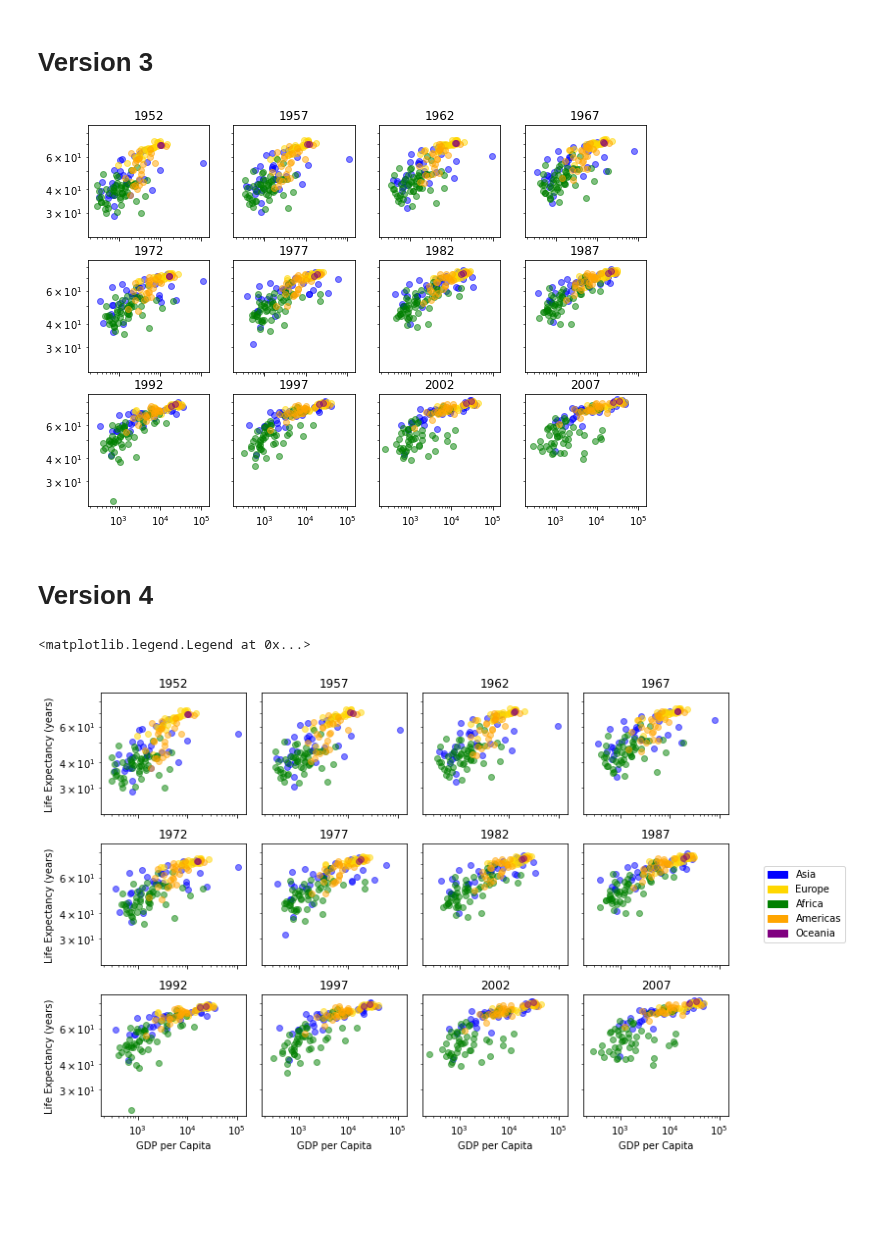
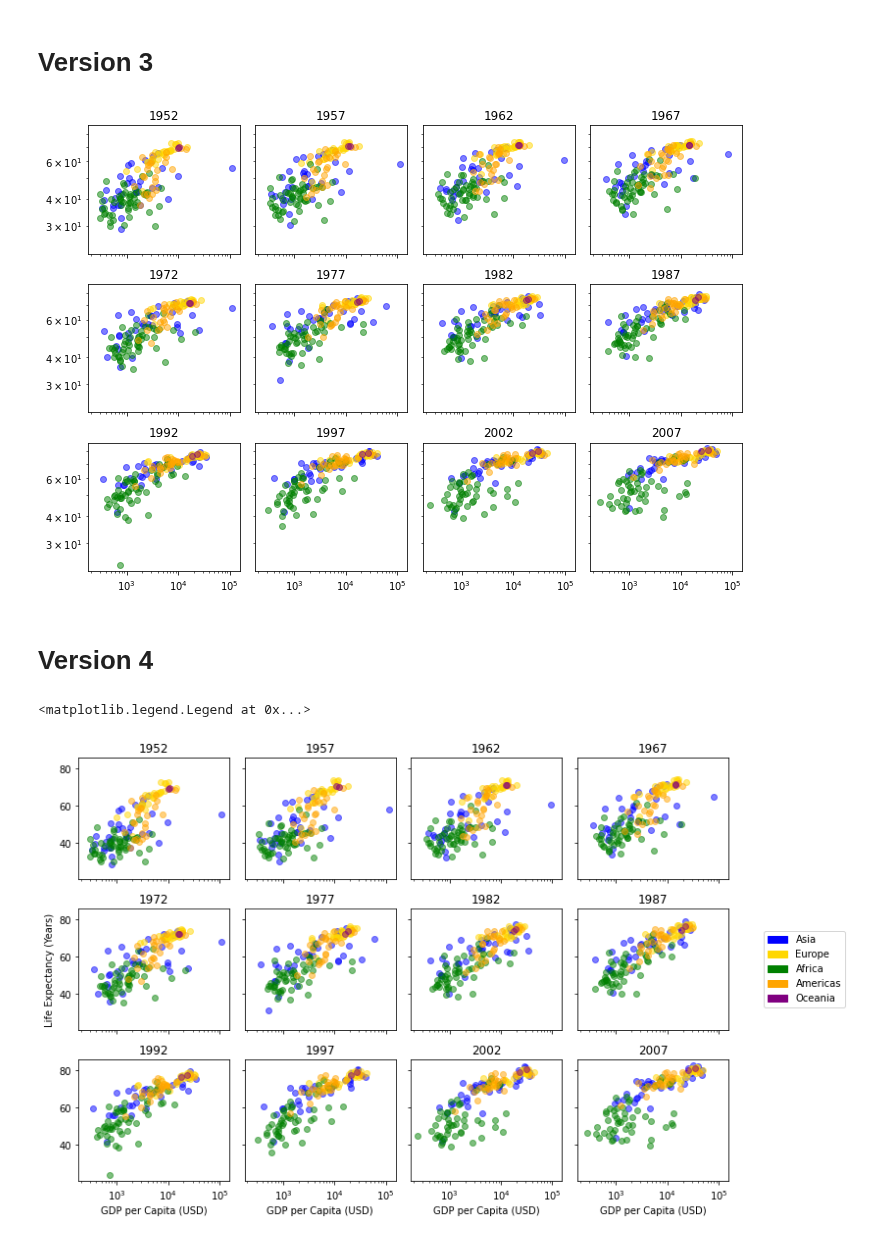
Before and after one commit to PhilChodrow/PIC16A, a Jupyter notebook: live_lectures/live-lecture-19.ipynb, the cells around one changed output. Saved outputs shown, nothing was run; the diff lists cells and outputs as text; code cells hidden in the pictures; blank space fills up the shorter version.

```diff
--- a/live_lectures/live-lecture-19.ipynb
+++ b/live_lectures/live-lecture-19.ipynb
@@ -90,14 +90,14 @@ for k in range(len(years)):
 # Version 3
 # %%
 colors = {
-    "Asia" : "Blue",
-    "Europe" : "Gold",
-    "Africa" : "Green",
+    "Asia"     : "Blue",
+    "Europe"   : "Gold",
+    "Africa"   : "Green",
     "Americas" : "Orange",
-    "Oceania" : "Purple"
+    "Oceania"  : "Purple"
 }
 
-years = gapminder["year"].unique() # len(years) = 12
+years = gapminder["year"].unique()
 continents = gapminder["continent"].unique()
 
 fig, ax = plt.subplots(3, 4, figsize = (10, 7), sharex = True, sharey = True)
@@ -109,59 +109,63 @@ for k in range(len(years)):
     col = k  % 4
 
     for j in range(len(continents)):
-        continent_data = year_data[year_data["continent"] == continents[j]]
+        continent_data = year_data[year_data['continent'] == continents[j]]
 
-        ax[row, col].scatter(continent_data["gdpPercap"],
-                             continent_data["lifeExp"],
+        ax[row, col].scatter(continent_data['gdpPercap'],
+                             continent_data['lifeExp'],
                              color = colors[continents[j]],
                              alpha = 0.5)
 
     ax[row, col].loglog()
     ax[row, col].set(title = years[k])
+
+plt.tight_layout()
 # %% [output]
-[figure, old version]
+[figure, new version]
 # %% [markdown]
 # Version 4
 # %%
 import matplotlib.patches as mpatches
 
 colors = {
-    "Asia" : "Blue",
-    "Europe" : "Gold",
-    "Africa" : "Green",
+    "Asia"     : "Blue",
+    "Europe"   : "Gold",
+    "Africa"   : "Green",
     "Americas" : "Orange",
-    "Oceania" : "Purple"
+    "Oceania"  : "Purple"
 }
 
-years = gapminder["year"].unique() # len(years) = 12
+years = gapminder["year"].unique()
 continents = gapminder["continent"].unique()
 
 fig, ax = plt.subplots(3, 4, figsize = (10, 7), sharex = True, sharey = True)
 
 for k in range(len(years)):
     year_data = gapminder[gapminder["year"] == years[k]]
 
     row = k // 4
     col = k  % 4
 
     for j in range(len(continents)):
-        continent_data = year_data[year_data["continent"] == continents[j]]
+        continent_data = year_data[year_data['continent'] == continents[j]]
 
-        ax[row, col].scatter(continent_data["gdpPercap"],
-                             continent_data["lifeExp"],
+        ax[row, col].scatter(continent_data['gdpPercap'],
+                             continent_data['lifeExp'],
                              color = colors[continents[j]],
                              alpha = 0.5)
 
-    ax[row, col].loglog()
+    ax[row, col].semilogx()
     ax[row, col].set(title = years[k])
+
     if row == 2:
-        ax[row, col].set(xlabel = "GDP per Capita")
-    if col == 0:
-        ax[row, col].set(ylabel = "Life Expectancy (years)")
+        ax[row, col].set(xlabel = "GDP per Capita (USD)")
+
+ax[1, 0].set(ylabel = "Life Expectancy (Years)")
 
 plt.tight_layout()
-patches = [mpatches.Patch(color=colors[key], label=key) for key in colors]
-fig.legend(handles=patches, bbox_to_anchor=(1.15, 0.6))
+
+patches = [mpatches.Patch(color = colors[key], label = key) for key in colors]
+fig.legend(handles = patches, bbox_to_anchor = (1.15, 0.6))
 # %% [output]
 <matplotlib.legend.Legend at 0x...>
-[figure, old version]
+[figure, new version]
```
Also changed, not shown: parts of 4 cells of this notebook.
